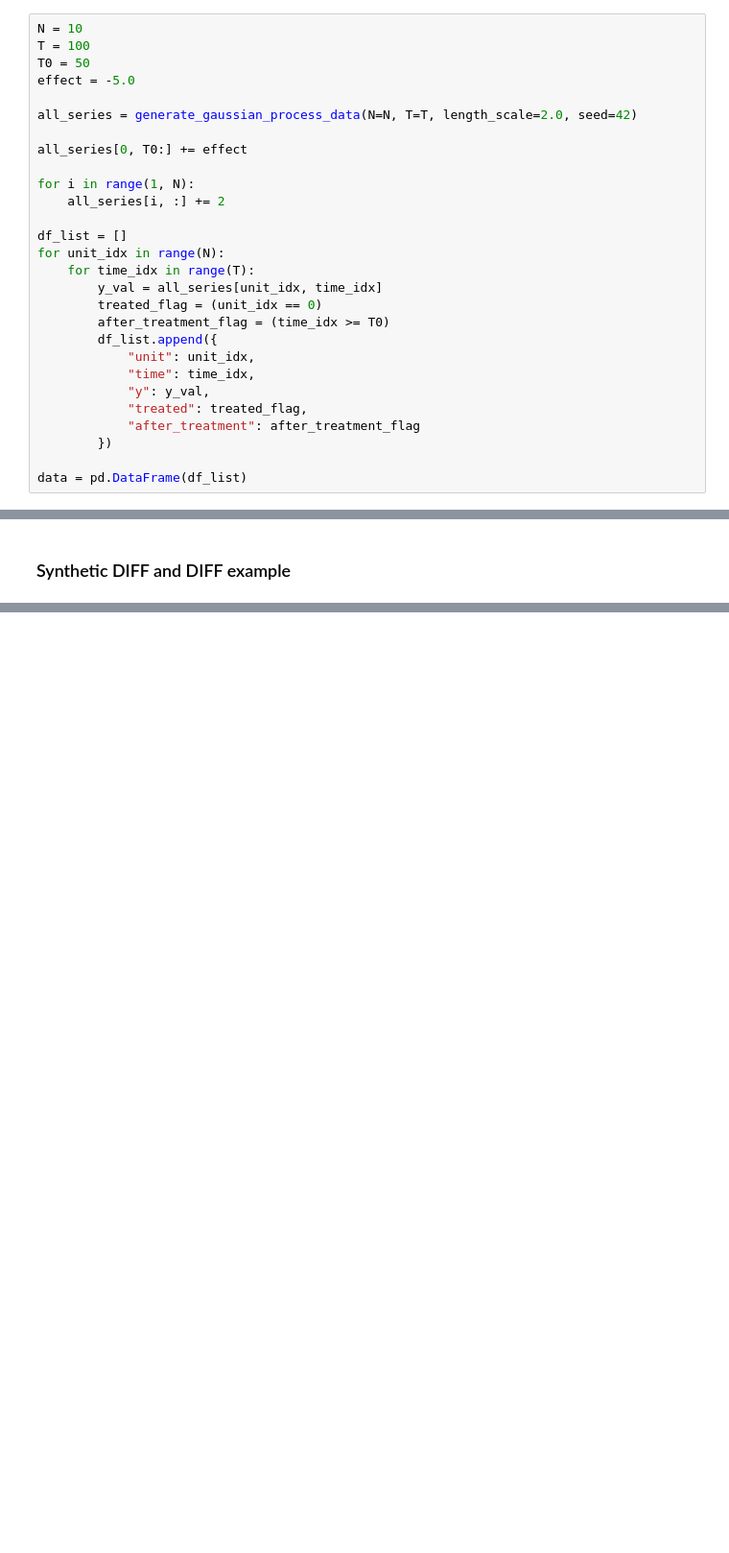
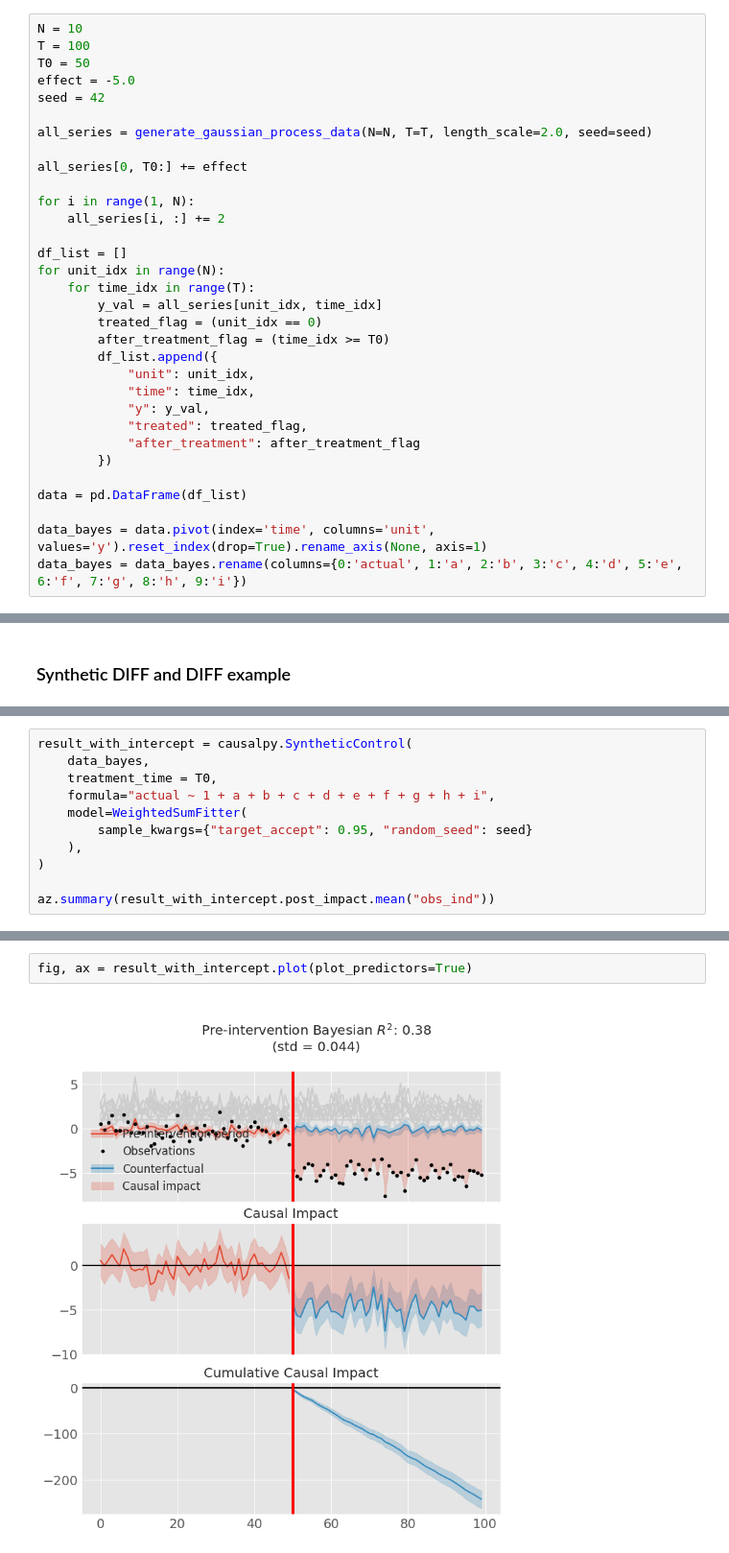
Before and after one commit to 123yaroslav/diplom, a Jupyter notebook: 01_examples.ipynb, the cells around one changed output, grey strips where cells are left out. Shown at 96% size. Cells and saved outputs as stored; diff of their text form; blank space fills up the shorter version.

```diff
--- a/01_examples.ipynb
+++ b/01_examples.ipynb
@@ -16,8 +33,9 @@ N = 10
 T = 100
 T0 = 50
 effect = -5.0
+seed = 42
 
-all_series = generate_gaussian_process_data(N=N, T=T, length_scale=2.0, seed=42)
+all_series = generate_gaussian_process_data(N=N, T=T, length_scale=2.0, seed=seed)
 
 all_series[0, T0:] += effect
 
@@ -39,3 +57,6 @@ for unit_idx in range(N):
         })
 
 data = pd.DataFrame(df_list)
+
+data_bayes = data.pivot(index='time', columns='unit', values='y').reset_index(drop=True).rename_axis(None, axis=1)
+data_bayes = data_bayes.rename(columns={0:'actual', 1:'a', 2:'b', 3:'c', 4:'d', 5:'e', 6:'f', 7:'g', 8:'h', 9:'i'})
@@ -235,0 +296,11 @@ $$
+# %%
+result_with_intercept = causalpy.SyntheticControl(
+    data_bayes,
+    treatment_time = T0,
+    formula="actual ~ 1 + a + b + c + d + e + f + g + h + i",
+    model=WeightedSumFitter(
+        sample_kwargs={"target_accept": 0.95, "random_seed": seed}
+    ),
+)
+
+az.summary(result_with_intercept.post_impact.mean("obs_ind"))
@@ -235,0 +322,4 @@ $$
+# %%
+fig, ax = result_with_intercept.plot(plot_predictors=True)
+# %% [output]
+[figure, added]
```
Also changed, not shown: parts of 30 cells of this notebook, 8 other files.
